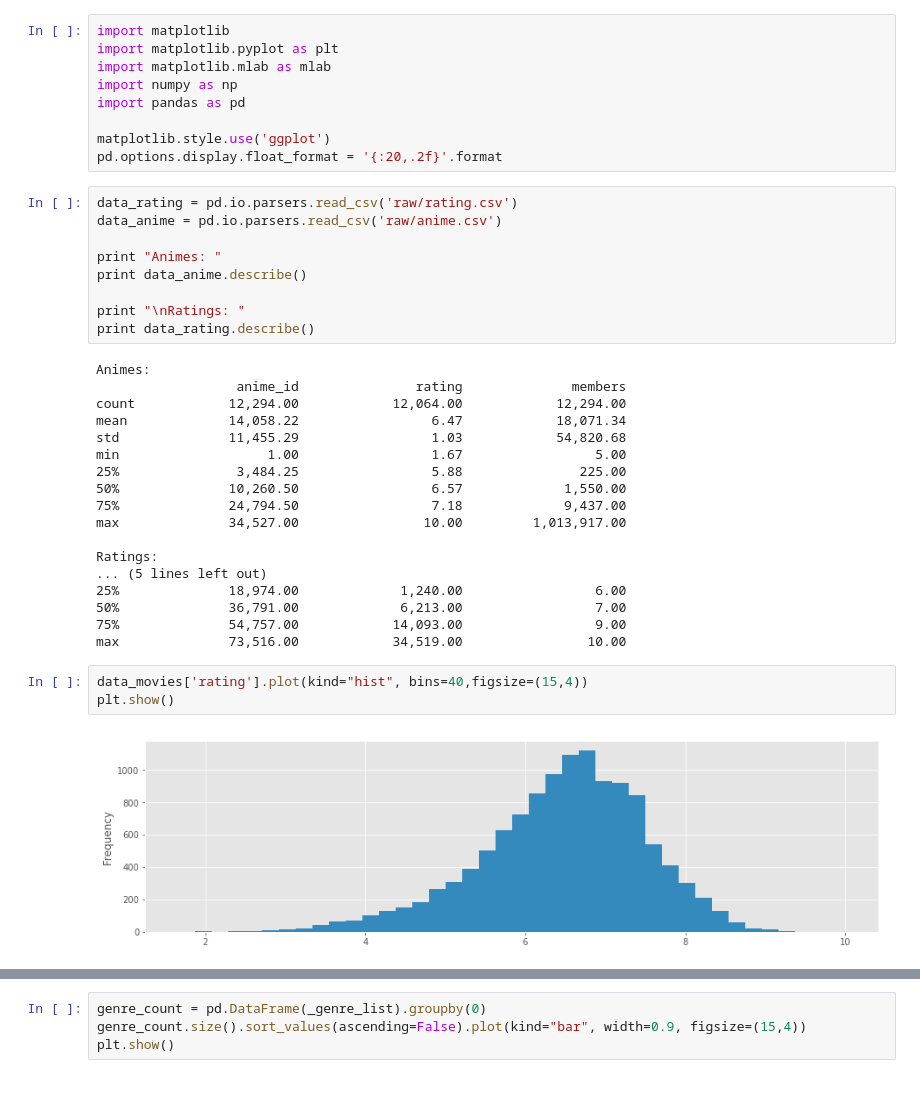
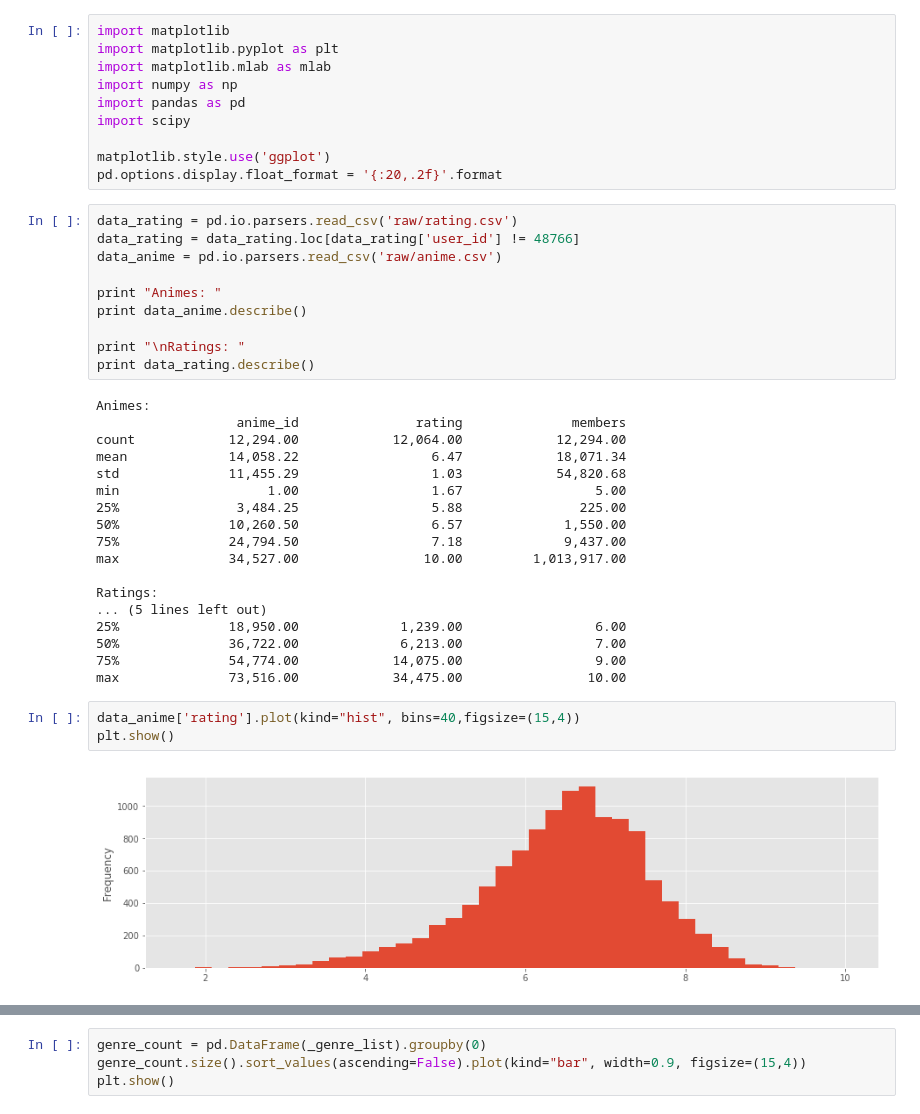
Before and after one commit to micksi/datamining_exam, a Jupyter notebook: Descriptive Statistics.ipynb, the cells around one changed output, grey strips where cells are left out. Drawn from its saved outputs; the diff is of its cells as text.

Commit message:
Updated the notebook with the latest graphs

```diff
--- a/Descriptive Statistics.ipynb
+++ b/Descriptive Statistics.ipynb
@@ -4,11 +4,13 @@ import matplotlib.pyplot as plt
 import matplotlib.mlab as mlab
 import numpy as np
 import pandas as pd
+import scipy
 
 matplotlib.style.use('ggplot')
 pd.options.display.float_format = '{:20,.2f}'.format
 # %%
 data_rating = pd.io.parsers.read_csv('raw/rating.csv')
+data_rating = data_rating.loc[data_rating['user_id'] != 48766]
 data_anime = pd.io.parsers.read_csv('raw/anime.csv')
 
 print "Animes: "
@@ -30,13 +32,13 @@ max              34,527.00                10.00         1,013,917.00
 
 Ratings:
 ... (5 lines left out)
-25%              18,974.00             1,240.00                 6.00
-50%              36,791.00             6,213.00                 7.00
-75%              54,757.00            14,093.00                 9.00
-max              73,516.00            34,519.00                10.00
+25%              18,950.00             1,239.00                 6.00
+50%              36,722.00             6,213.00                 7.00
+75%              54,774.00            14,075.00                 9.00
+max              73,516.00            34,475.00                10.00
 # %%
-data_movies['rating'].plot(kind="hist", bins=40,figsize=(15,4))
+data_anime['rating'].plot(kind="hist", bins=40,figsize=(15,4))
 plt.show()
 # %% [output]
-[figure, old version]
+[figure, new version]
 # %%
```
Also changed, not shown: parts of 3 cells of this notebook, 1 other file.
